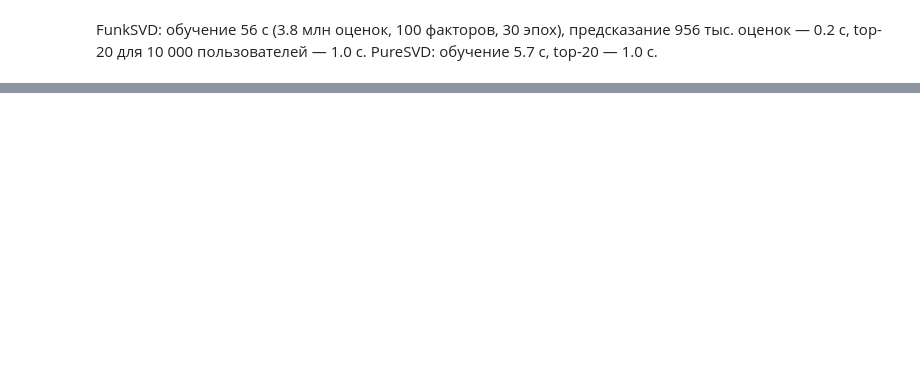
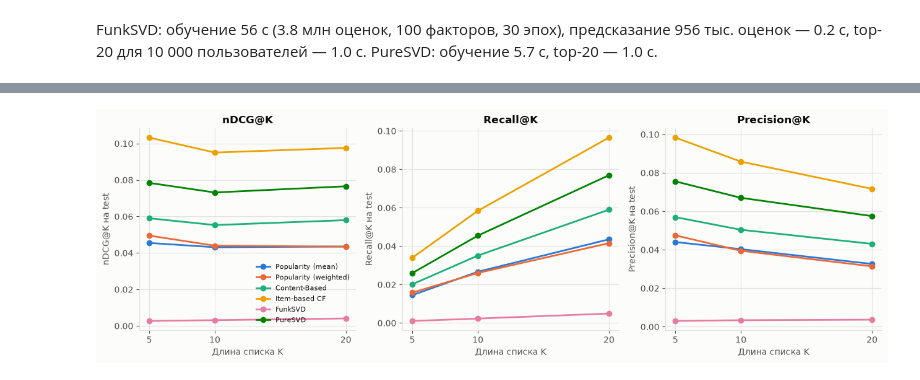
Before and after one commit to a-kapset/Rec_Systems_HW1, a Jupyter notebook: notebooks/goodbooks_recsys.ipynb, the cells around one changed output, grey strips where cells are left out. Saved outputs shown, nothing was run; the diff lists cells and outputs as text; code cells hidden in the pictures; blank space fills up the shorter version.

```diff
--- a/notebooks/goodbooks_recsys.ipynb
+++ b/notebooks/goodbooks_recsys.ipynb
@@ -919,0 +1001,6 @@ FunkSVD: обучение 56 с (3.8 млн оценок, 100 факторов,
+# %%
+fig = plots.plot_metrics_by_k(test_table)
+plots.save_figure(fig, "metrics_by_k")
+plt.show()
+# %% [output]
+[figure, added]
```
Also changed, not shown: parts of 32 cells of this notebook, 11 other files.
